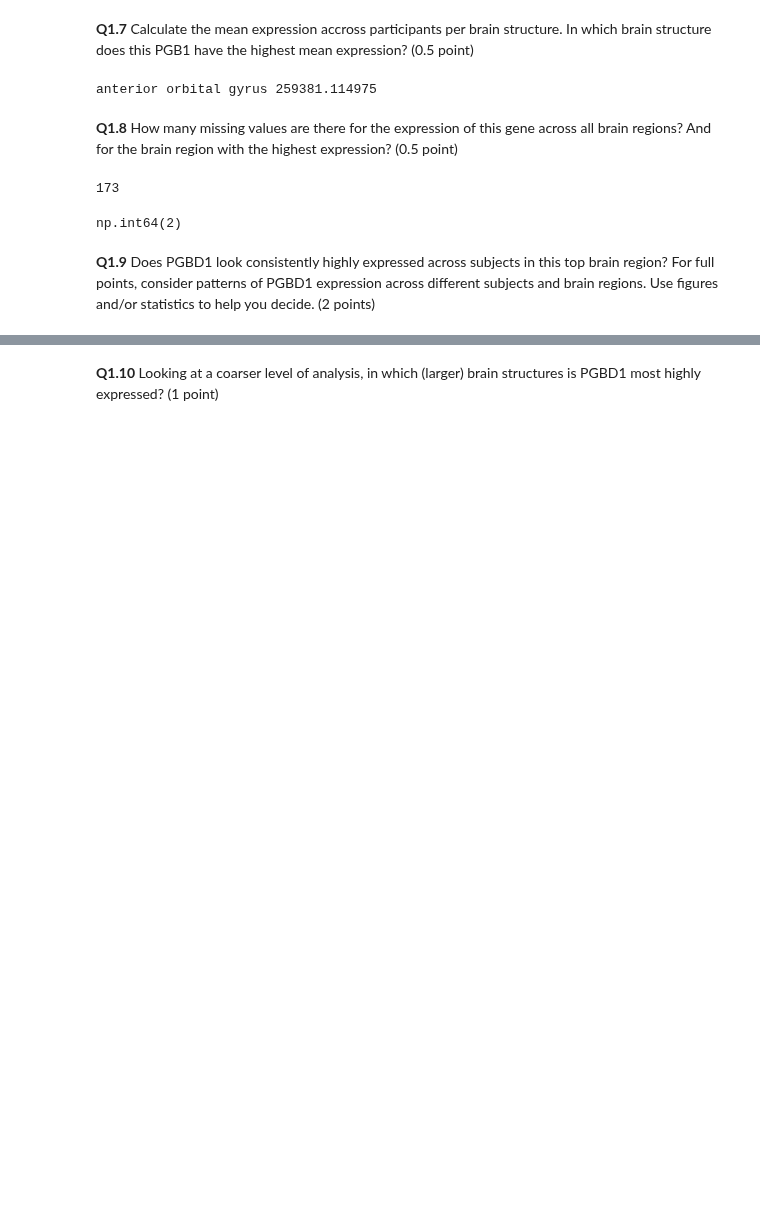
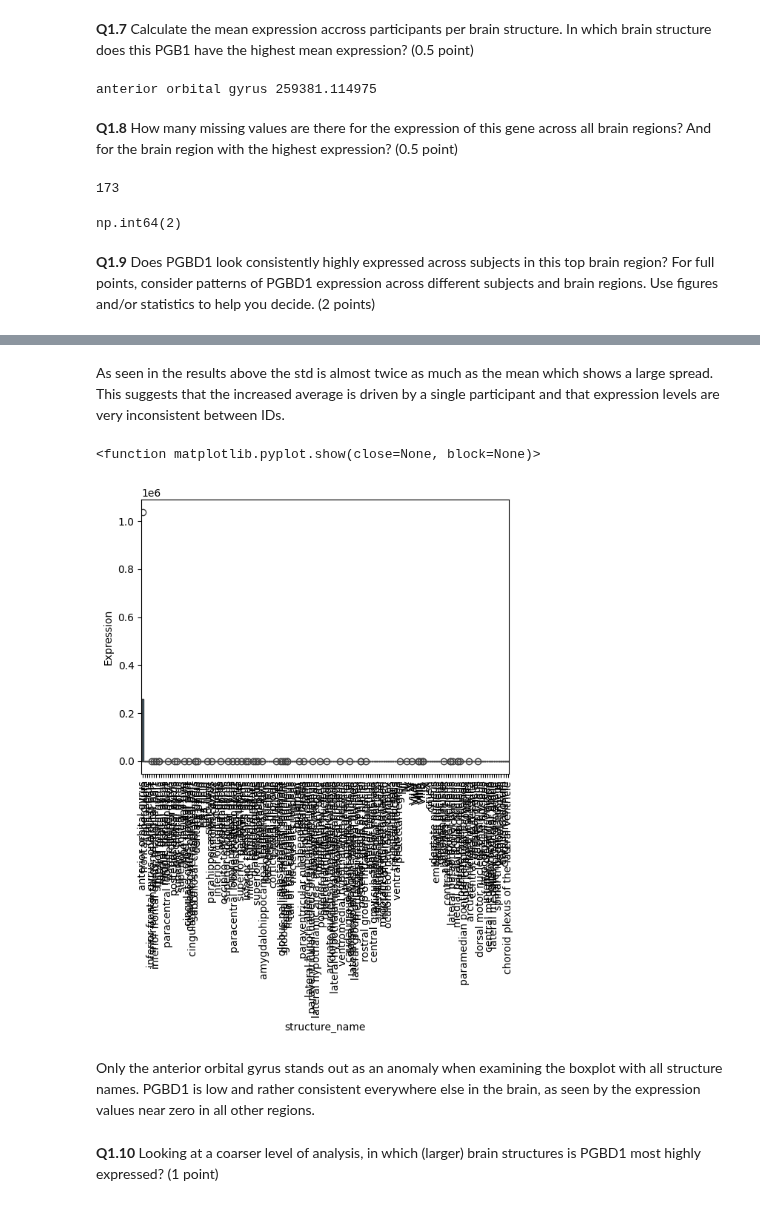
Before and after one commit to SietseHornstra/BigDataCourse, a Jupyter notebook: Exam/Assignment2/Assignment2.ipynb, the cells around one changed output, grey strips where cells are left out. Cells and saved outputs as stored; diff of their text form; code cells hidden in the pictures; blank space fills up the shorter version.

```diff
--- a/Exam/Assignment2/Assignment2.ipynb
+++ b/Exam/Assignment2/Assignment2.ipynb
@@ -184,3 +206,14 @@ even een pauze want ik heb hier vragen over, mailen dus
+# %% [markdown]
+As seen in the results above the std is almost twice as much as the mean which shows a large spread. This suggests that the increased average is driven by a single participant and that expression levels are very inconsistent between IDs.
+# %%
+sns.boxplot(data=df_columns, x="structure_name", y="Expression")
+plt.xticks(rotation=90)
+plt.show
+# %% [output]
+<function matplotlib.pyplot.show(close=None, block=None)>
+[figure, added]
+# %% [markdown]
+Only the anterior orbital gyrus stands out as an anomaly when examining the boxplot with all structure names. PGBD1 is low and rather consistent everywhere else in the brain, as seen by the expression values near zero in all other regions.
 # %% [markdown]
 
 **Q1.10**   Looking at a coarser level of analysis, in which (larger) brain structures is PGBD1 most highly expressed? (1 point)
```
Also changed, not shown: parts of 26 cells of this notebook, 4 other files.
